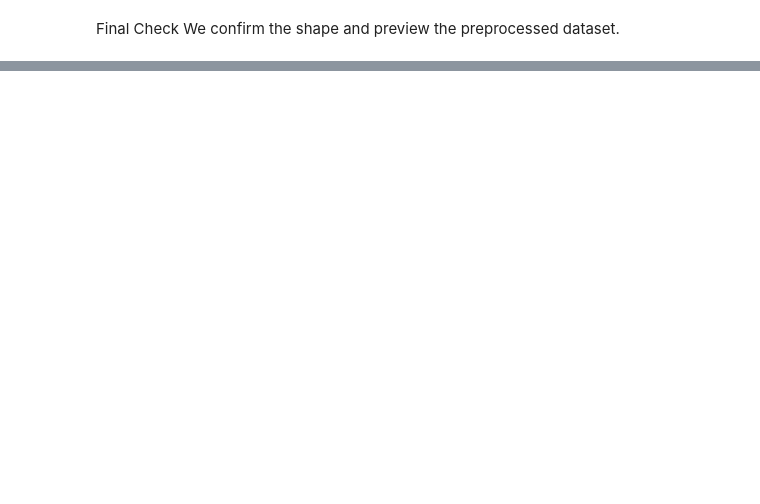
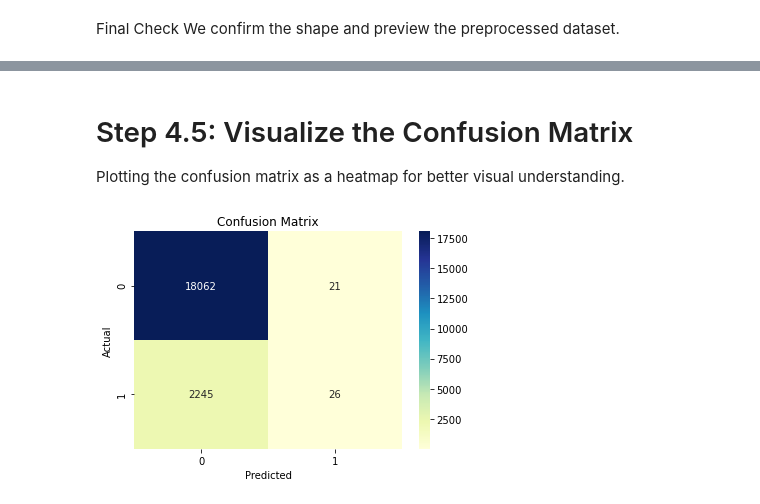
Before and after one commit to HellenDianaNjeri/AI-development-workflow, a Jupyter notebook: patient_readmission_risk.ipynb, the cells around one changed output, grey strips where cells are left out. Cells and saved outputs as stored; diff of their text form; code cells hidden in the pictures; blank space fills up the shorter version.

Commit message:
Implemented Random Forest model with evaluation metrics and feature importance.

```diff
--- a/patient_readmission_risk.ipynb
+++ b/patient_readmission_risk.ipynb
@@ -303,0 +305,10 @@ Final dataset shape: (101766, 2333)
+# %%
+
+# Define features and target
+X = df_scaled.drop(columns=['readmitted'])
+y = df_scaled['readmitted']
+
+# Perform stratified train-test split
+X_train, X_test, y_train, y_test = train_test_split(
+    X, y, test_size=0.2, random_state=42, stratify=y
+)
@@ -303,0 +318,5 @@ Final dataset shape: (101766, 2333)
+# %%
+
+# Initialize and train model
+rf_model = RandomForestClassifier(n_estimators=100, random_state=42)
+rf_model.fit(X_train, y_train)
@@ -303,0 +328,3 @@ Final dataset shape: (101766, 2333)
+# %%
+# Make predictions on the test set
+y_pred = rf_model.predict(X_test)
@@ -303,0 +361,15 @@ Final dataset shape: (101766, 2333)
+# %% [markdown]
+# Step 4.5: Visualize the Confusion Matrix
+Plotting the confusion matrix as a heatmap for better visual understanding.
+# %%
+import seaborn as sns
+import matplotlib.pyplot as plt
+
+plt.figure(figsize=(6, 4))
+sns.heatmap(confusion_matrix(y_test, y_pred), annot=True, fmt='d', cmap='YlGnBu')
+plt.title("Confusion Matrix")
+plt.xlabel("Predicted")
+plt.ylabel("Actual")
+plt.show()
+# %% [output]
+[figure, added]
```
Also changed, not shown: parts of 10 cells of this notebook.
